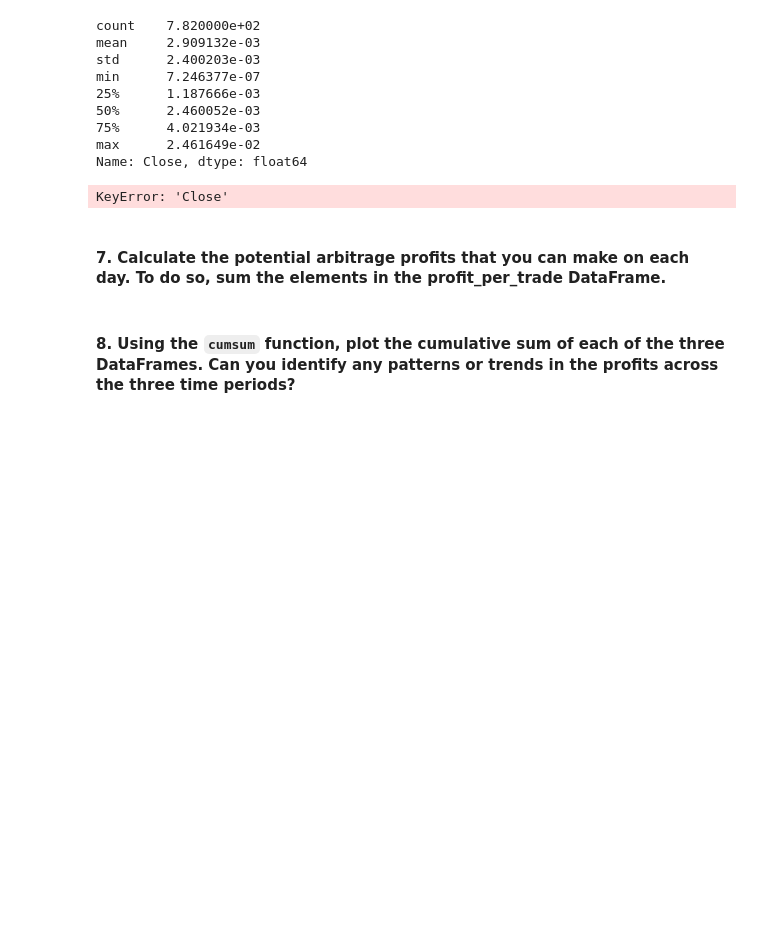
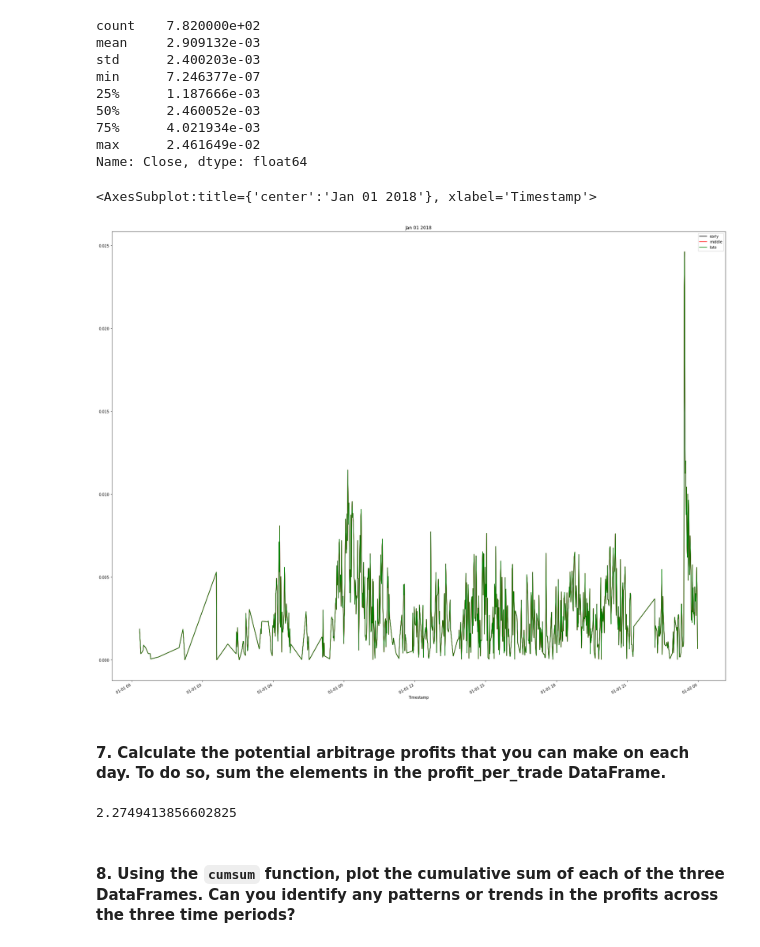
Before and after one commit to kaihuangCN/Module3_challange, a Jupyter notebook: crypto_arbitrage.ipynb, the cells around one changed output. Saved outputs shown, nothing was run; the diff lists cells and outputs as text; code cells hidden in the pictures; blank space fills up the shorter version.

```diff
--- a/crypto_arbitrage.ipynb
+++ b/crypto_arbitrage.ipynb
@@ -556,19 +548,26 @@ max      2.461649e-02
 Name: Close, dtype: float64
 # %%
 # Plot the results for the early profit per trade DataFrame
-profit_per_trade_early['Close'].loc['2018-01-01'].plot(
-    legend=True, figsize=(15, 10), title="Jan 01 2018", color="blue", label="early")
-profit_per_trade_middle['Close'].loc['2018-02-15'].plot(
-    legend=True, figsize=(15, 10), color="Red", label="middle")
-profit_per_trade_late['Close'].loc['2018-03-31'].plot(
-    legend=True, figsize=(15, 10), color="Yellow", label="late")
+profit_per_trade_early.iloc[:,].plot(
+    legend=True, figsize=(30, 25), title="Jan 01 2018", color="black", label="early")
+profit_per_trade_middle.iloc[:,].plot(
+    legend=True, figsize=(30, 25), color="Red", label="middle")
+profit_per_trade_late.iloc[:,].plot(
+    legend=True, figsize=(30, 25), color="green", label="late")
 # %% [output]
-KeyError: 'Close'
+<AxesSubplot:title={'center':'Jan 01 2018'}, xlabel='Timestamp'>
+[figure, added]
 # %% [markdown]
 #### 7. Calculate the potential arbitrage profits that you can make on each day. To do so, sum the elements in the profit_per_trade DataFrame.
 # %%
 # Calculate the sum of the potential profits for the early profit per trade DataFrame
-# YOUR CODE HERE
+profit_per_trade_early_sum = profit_per_trade_early.sum()
+profit_per_trade_middle_sum = profit_per_trade_middle.sum()
+profit_per_trade_late_sum = profit_per_trade_late.sum()
+
+profit_per_trade_early_sum
+# %% [output]
+2.2749413856602825
 # %% [markdown]
 #### 8. Using the `cumsum` function, plot the cumulative sum of each of the three DataFrames. Can you identify any patterns or trends in the profits across the three time periods?
 # %%
```
Also changed, not shown: parts of 10 cells of this notebook.
